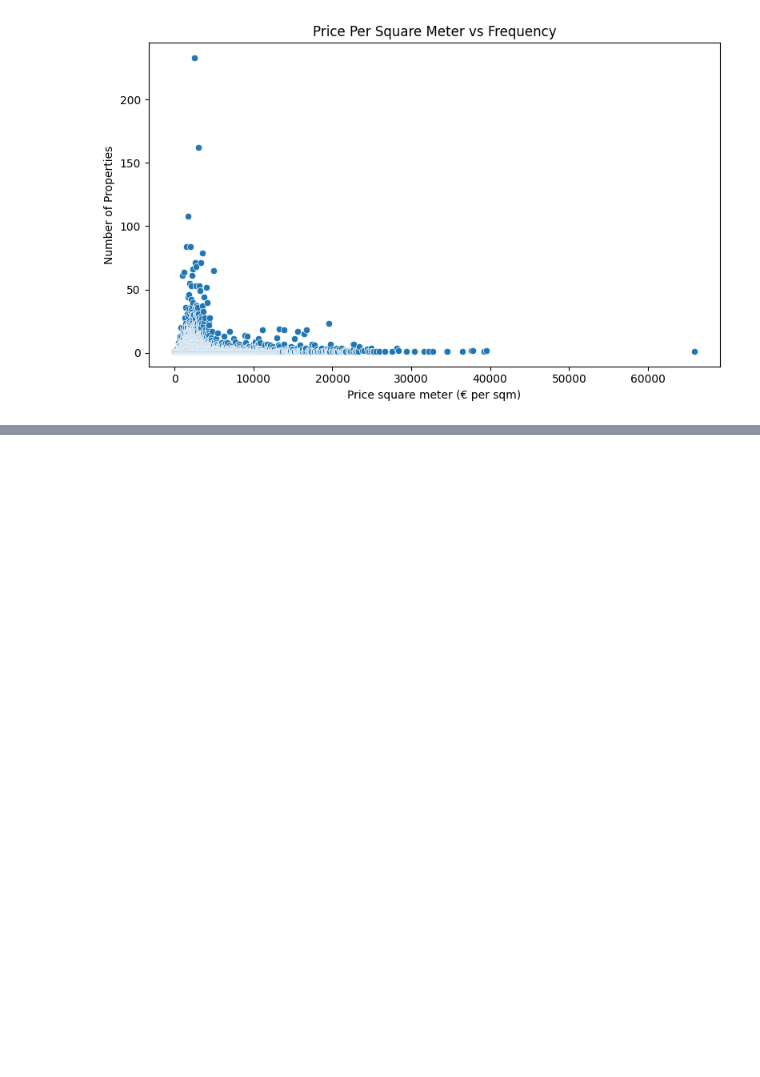
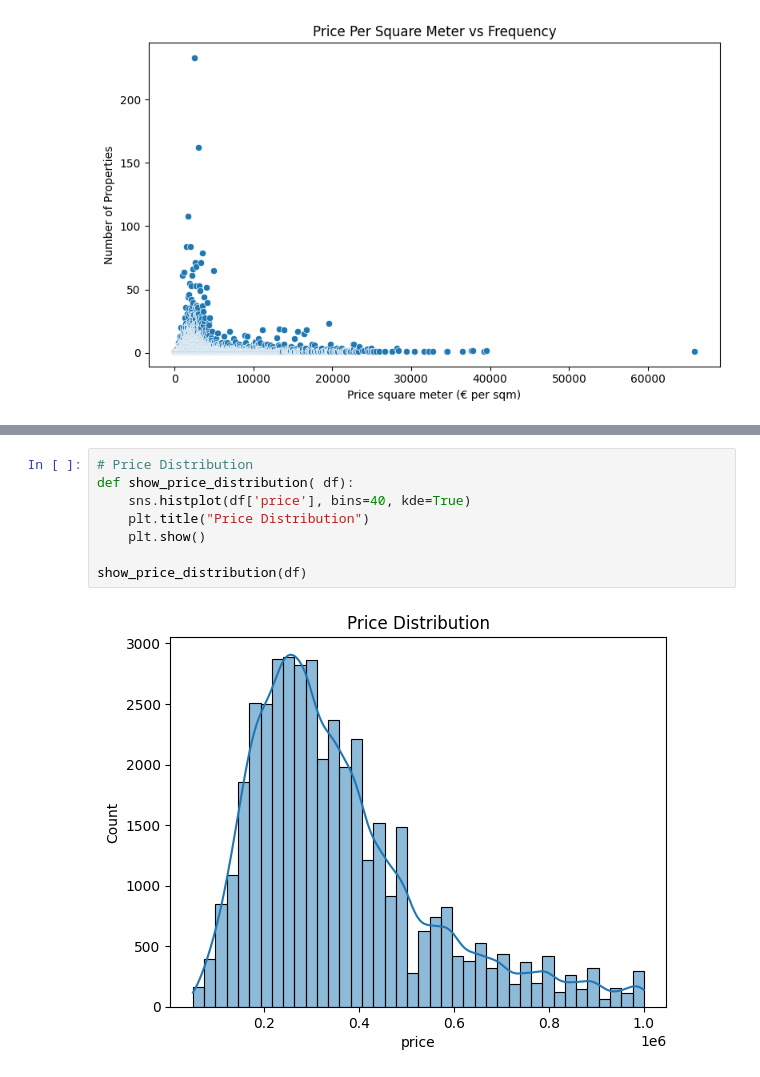
Before and after one commit to fhaulot/Immo-Eliza-data-analysis, a Jupyter notebook: final_visuals_notebook.ipynb, the cells around one changed output, grey strips where cells are left out. Drawn from its saved outputs; the diff is of its cells as text; blank space fills up the shorter version.

```diff
--- a/final_visuals_notebook.ipynb
+++ b/final_visuals_notebook.ipynb
@@ -87,0 +62,10 @@ plt.show()
+# %%
+# Price Distribution
+def show_price_distribution( df):
+    sns.histplot(df['price'], bins=40, kde=True)
+    plt.title("Price Distribution")
+    plt.show()
+
+show_price_distribution(df)
+# %% [output]
+[figure, added]
```
Also changed, not shown: parts of 12 cells of this notebook, 1 other file.
